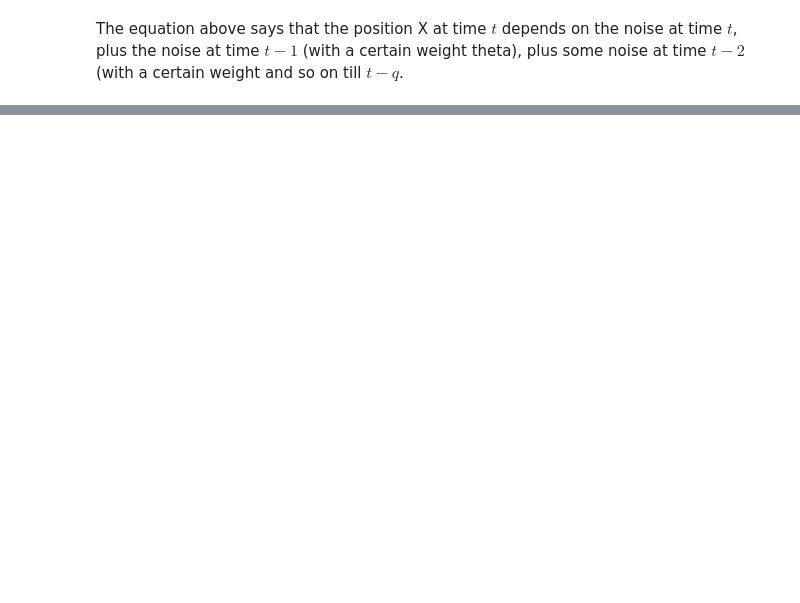
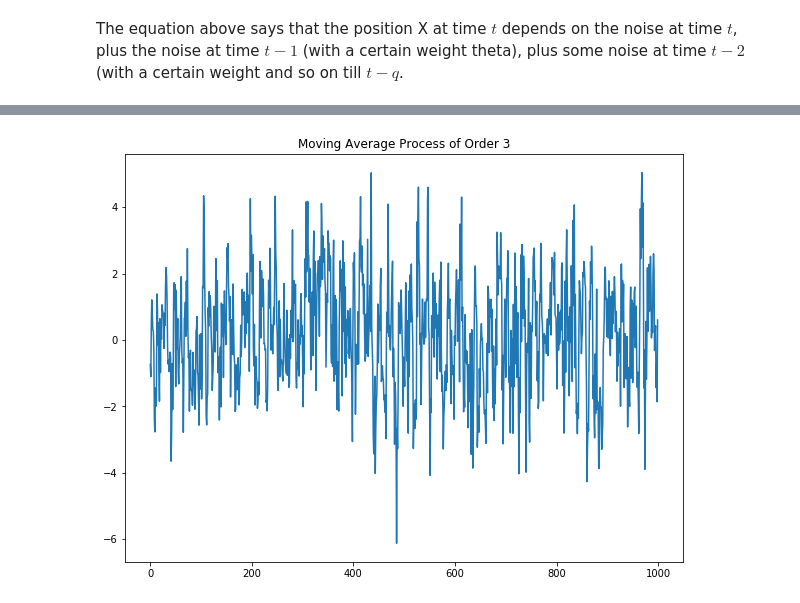
Before and after one commit to anirbansaha96/financial-engineering-wqu, a Jupyter notebook: MScFE-610-Econometrics/Module-3/1. AR-MA-ARMA-ARIMA-ACF-PACF.ipynb, the cells around one changed output, grey strips where cells are left out. Drawn from its saved outputs; the diff is of its cells as text; code cells hidden in the pictures; blank space fills up the shorter version.

```diff
--- a/MScFE-610-Econometrics/Module-3/1. AR-MA-ARMA-ARIMA-ACF-PACF.ipynb
+++ b/MScFE-610-Econometrics/Module-3/1. AR-MA-ARMA-ARIMA-ACF-PACF.ipynb
@@ -114,0 +180,11 @@ The equation above says that the position X at time $t$ depends on the noise at
+# %%
+ar3 = np.array([1])
+ma3 = np.array([1, 0.9, 0.3,0.8])
+MA3_process = ArmaProcess(ar3, ma3).generate_sample(nsample=1000)
+# %%
+plt.figure(figsize=[10, 7.5]); # Set dimensions for figure
+plt.plot(MA3_process)
+plt.title('Moving Average Process of Order 3')
+plt.show()
+# %% [output]
+[figure, added]
```
Also changed, not shown: parts of 23 cells of this notebook, 1 other file.
